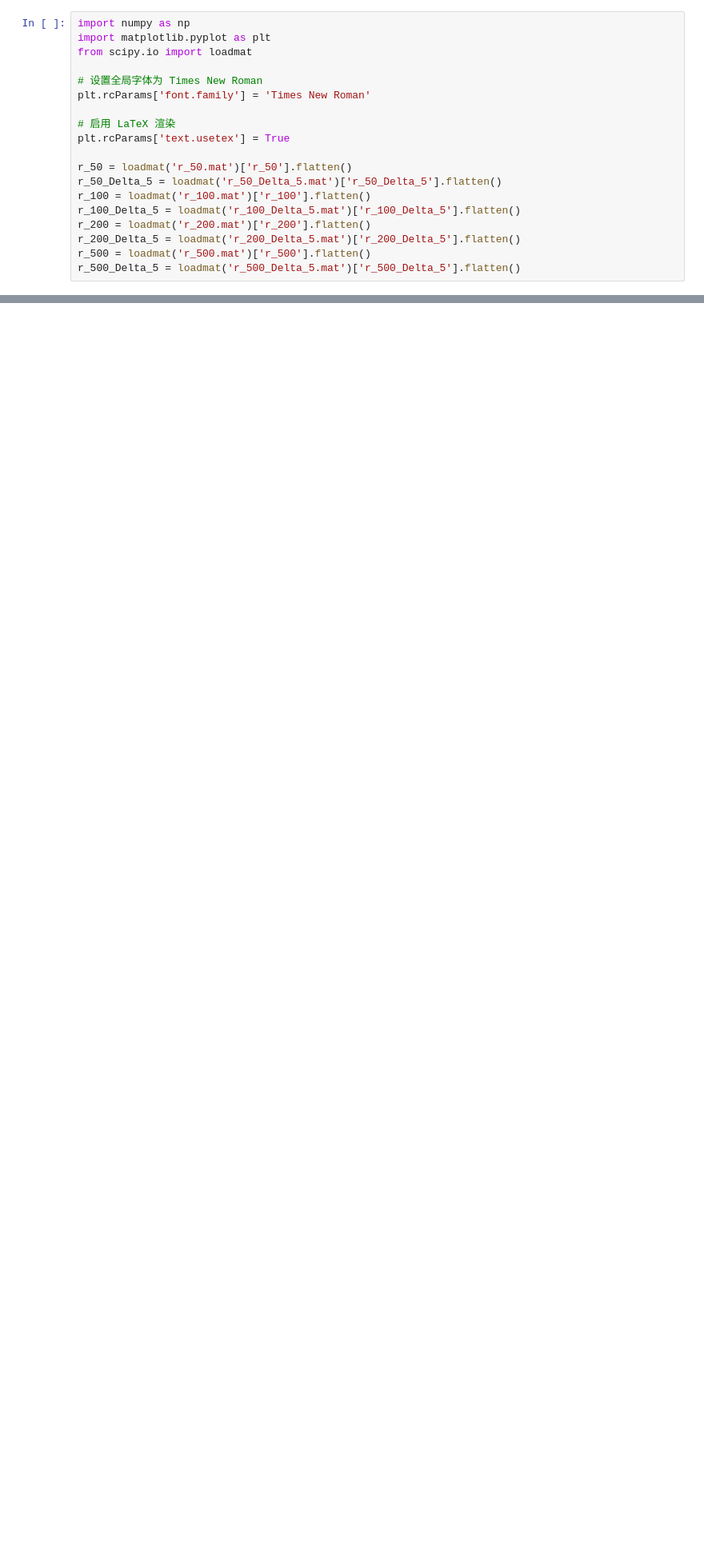
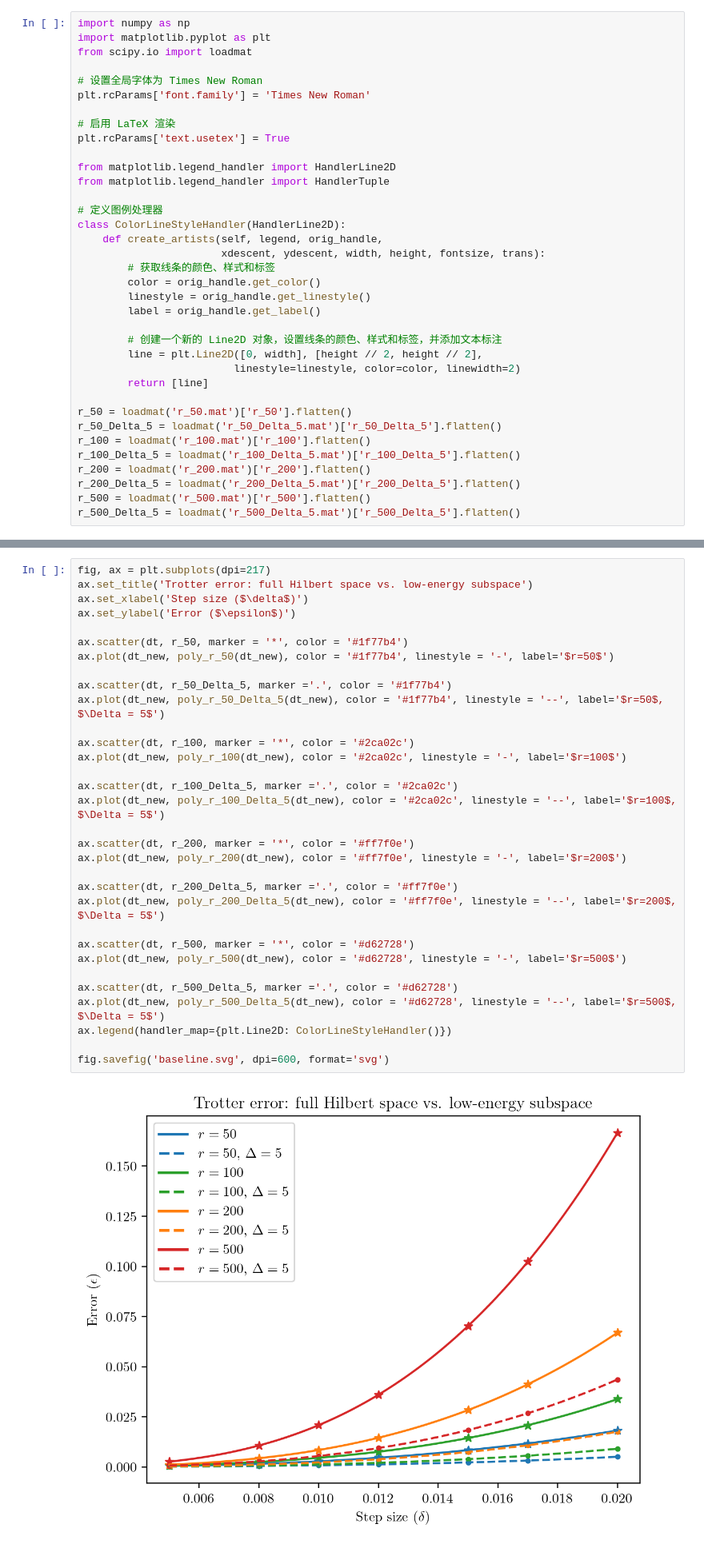
Before and after one commit to Qubit-Fernand/Digital-Quantum-Simulation, a Jupyter notebook: Figure/Plotting.ipynb, the cells around one changed output, grey strips where cells are left out. Shown at 80% size. Saved outputs shown, nothing was run; the diff lists cells and outputs as text; blank space fills up the shorter version.

```diff
--- a/Figure/Plotting.ipynb
+++ b/Figure/Plotting.ipynb
@@ -9,6 +9,23 @@ plt.rcParams['font.family'] = 'Times New Roman'
 # 启用 LaTeX 渲染
 plt.rcParams['text.usetex'] = True
 
+from matplotlib.legend_handler import HandlerLine2D
+from matplotlib.legend_handler import HandlerTuple
+
+# 定义图例处理器
+class ColorLineStyleHandler(HandlerLine2D):
+    def create_artists(self, legend, orig_handle,
+                       xdescent, ydescent, width, height, fontsize, trans):
+        # 获取线条的颜色、样式和标签
+        color = orig_handle.get_color()
+        linestyle = orig_handle.get_linestyle()
+        label = orig_handle.get_label()
+
+        # 创建一个新的 Line2D 对象，设置线条的颜色、样式和标签，并添加文本标注
+        line = plt.Line2D([0, width], [height // 2, height // 2],
+                         linestyle=linestyle, color=color, linewidth=2)
+        return [line]
+
 r_50 = loadmat('r_50.mat')['r_50'].flatten()
 r_50_Delta_5 = loadmat('r_50_Delta_5.mat')['r_50_Delta_5'].flatten()
 r_100 = loadmat('r_100.mat')['r_100'].flatten()
@@ -77 +95,35 @@ ax.legend()
+# %%
+fig, ax = plt.subplots(dpi=217)
+ax.set_title('Trotter error: full Hilbert space vs. low-energy subspace')
+ax.set_xlabel('Step size ($\delta$)')
+ax.set_ylabel('Error ($\epsilon$)')
+
+ax.scatter(dt, r_50, marker = '*', color = '#1f77b4')
+ax.plot(dt_new, poly_r_50(dt_new), color = '#1f77b4', linestyle = '-', label='$r=50$')
+
+ax.scatter(dt, r_50_Delta_5, marker ='.', color = '#1f77b4')
+ax.plot(dt_new, poly_r_50_Delta_5(dt_new), color = '#1f77b4', linestyle = '--', label='$r=50$, $\Delta = 5$')
+
+ax.scatter(dt, r_100, marker = '*', color = '#2ca02c')
+ax.plot(dt_new, poly_r_100(dt_new), color = '#2ca02c', linestyle = '-', label='$r=100$')
+
+ax.scatter(dt, r_100_Delta_5, marker ='.', color = '#2ca02c')
+ax.plot(dt_new, poly_r_100_Delta_5(dt_new), color = '#2ca02c', linestyle = '--', label='$r=100$, $\Delta = 5$')
+
+ax.scatter(dt, r_200, marker = '*', color = '#ff7f0e')
+ax.plot(dt_new, poly_r_200(dt_new), color = '#ff7f0e', linestyle = '-', label='$r=200$')
+
+ax.scatter(dt, r_200_Delta_5, marker ='.', color = '#ff7f0e')
+ax.plot(dt_new, poly_r_200_Delta_5(dt_new), color = '#ff7f0e', linestyle = '--', label='$r=200$, $\Delta = 5$')
+
+ax.scatter(dt, r_500, marker = '*', color = '#d62728')
+ax.plot(dt_new, poly_r_500(dt_new), color = '#d62728', linestyle = '-', label='$r=500$')
+
+ax.scatter(dt, r_500_Delta_5, marker ='.', color = '#d62728')
+ax.plot(dt_new, poly_r_500_Delta_5(dt_new), color = '#d62728', linestyle = '--', label='$r=500$, $\Delta = 5$')
+ax.legend(handler_map={plt.Line2D: ColorLineStyleHandler()})
+
+fig.savefig('baseline.svg', dpi=600, format='svg')
+# %% [output]
+[figure, added]
 # %%
```
Also changed, not shown: parts of 4 cells of this notebook, 21 other files.
